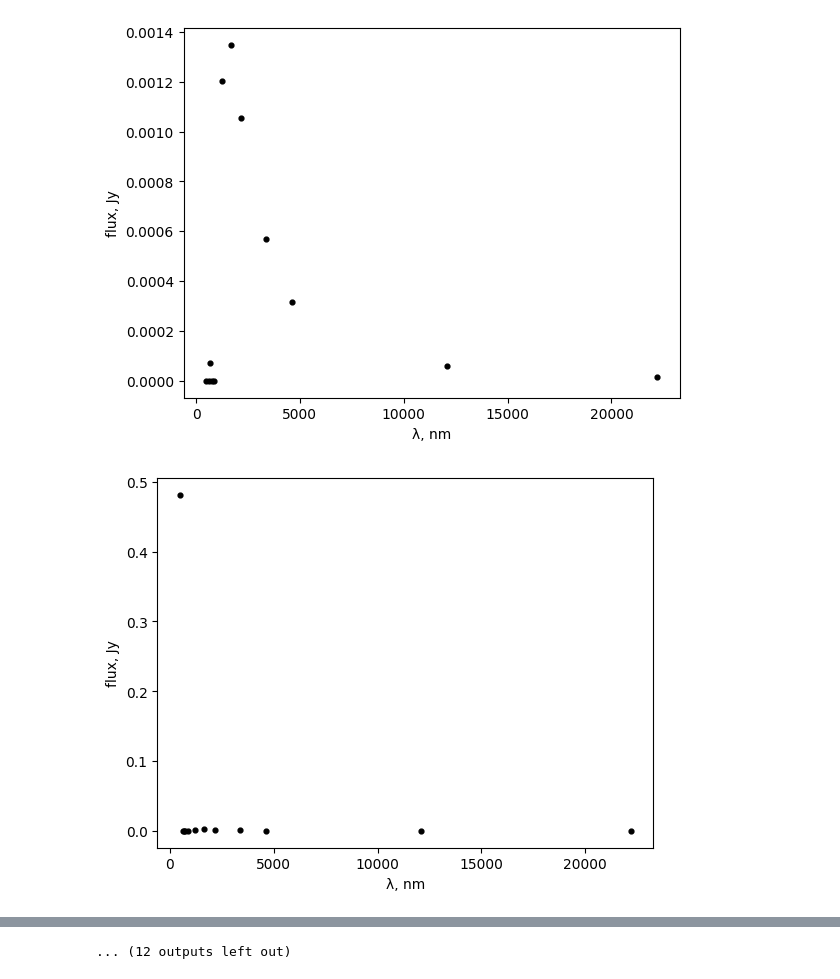
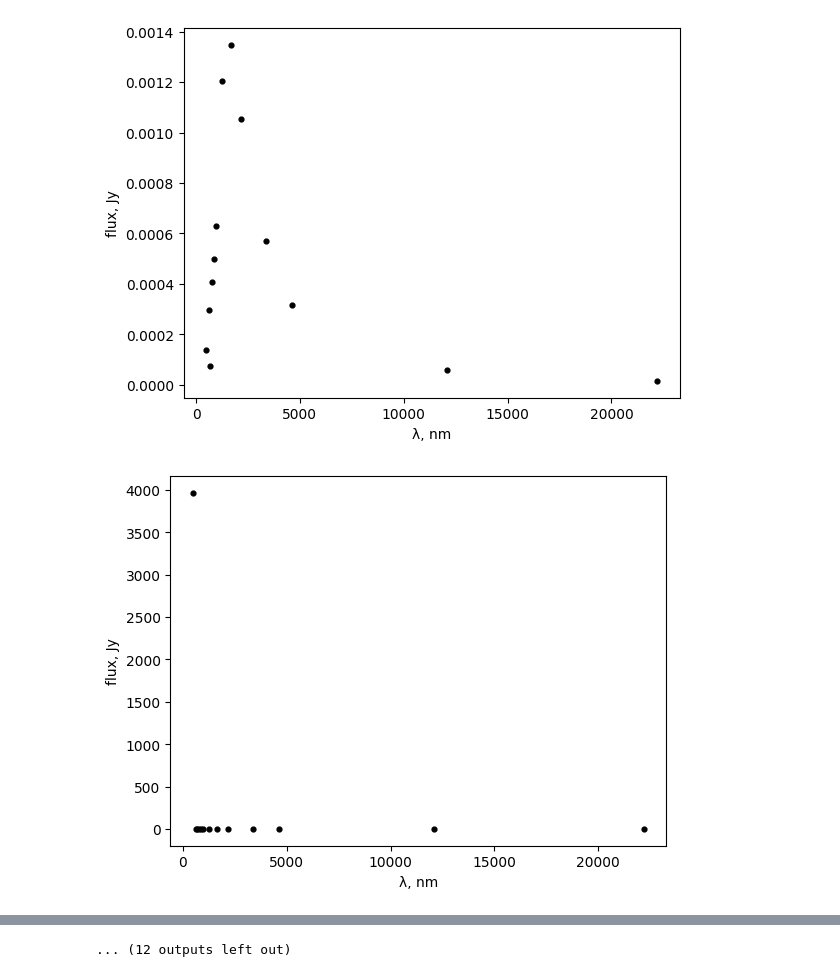
Before and after one commit to AstroTaffer/MEN-681301-OAM, a Jupyter notebook: Gimalieva.ipynb, the cells around one changed output, grey strips where cells are left out. Cells and saved outputs as stored; diff of their text form; code cells hidden in the pictures.

```diff
--- a/Gimalieva.ipynb
+++ b/Gimalieva.ipynb
@@ -61,7 +61,7 @@ data_panstarrs = XMatch.query(cat1=data_wise,
 data.add_columns([data_panstarrs['RA_ICRS'], data_panstarrs['DE_ICRS'], data_panstarrs['Gmag'],
                   data_panstarrs['Jmag_2'], data_panstarrs['Hmag_2'], data_panstarrs['Kmag_2'],
                   data_panstarrs['W1mag'], data_panstarrs['W2mag'], data_panstarrs['W3mag'], data_panstarrs['W4mag'],
-                  data_panstarrs['gmag'], data_panstarrs['rmag'], data_panstarrs['imag'], data_panstarrs['zmag']])
+                  data_panstarrs['gmag'], data_panstarrs['rmag'], data_panstarrs['imag'], data_panstarrs['zmag'], data_panstarrs['ymag']])
 
 gaia_flux = Column(data=3229*10**(-0.4*data['Gmag']), name='G_flux')
 gaia_wl = Column(data=[690]*len(data), name='G_wave_length')
@@ -82,20 +82,24 @@ W3_wl = Column(data=[12082]*len(data), name='W3_wave_length')
 W4_flux = Column(data=8.3635*10**(-0.4*data['W1mag']), name='W4_flux')
 W4_wl = Column(data=[22194]*len(data), name='W4_wave_length')
 
-gps_flux = Column(data=0.4810*10**(-0.4*data['gmag']), name = 'g_flux')
+gps_flux = Column(data=3964.03*10**(-0.4*data['gmag']), name = 'g_flux')
 gps_wl = Column(data=[481]*len(data), name='g_wave_length')
-rps_flux = Column(data=0.6170*10**(-0.4*data['rmag']), name = 'r_flux')
+rps_flux = Column(data=3173.02*10**(-0.4*data['rmag']), name = 'r_flux')
 rps_wl = Column(data=[617]*len(data), name='r_wave_length')
-ips_flux = Column(data=0.7520*10**(-0.4*data['imag']), name = 'i_flux')
+ips_flux = Column(data=2575.36*10**(-0.4*data['imag']), name = 'i_flux')
 ips_wl = Column(data=[752]*len(data), name='i_wave_length')
-zps_flux = Column(data=0.8660*10**(-0.4*data['zmag']), name = 'z_flux')
+zps_flux = Column(data=2261.81*10**(-0.4*data['zmag']), name = 'z_flux')
 zps_wl = Column(data=[866]*len(data), name='z_wave_length')
+yps_flux = Column(data=2261.81*10**(-0.4*data['ymag']), name = 'y_flux')
+yps_wl = Column(data=[962]*len(data), name='y_wave_length')
 
 data.add_columns([gaia_flux, gaia_wl,
                   J2mass_flux, J2mass_wl, H2mass_flux, H2mass_wl, K2mass_flux, K2mass_wl,
                   W1_flux, W1_wl, W2_flux, W2_wl, W3_flux, W3_wl, W4_flux, W4_wl,
-                  gps_flux, gps_wl, rps_flux, rps_wl, ips_flux, ips_wl, zps_flux, zps_wl])
-data.remove_columns(['Gmag', 'Jmag_2', 'Hmag_2', 'Kmag_2', 'W1mag', 'W2mag', 'W3mag', 'W4mag', 'gmag', 'rmag', 'imag', 'zmag'])
-#r['pmdec'] = r['pmdec'].apply(correct_pm)
-#plt.quiver(r["ra"].filled(0), r["dec"].filled(0), r["pmra"].filled(0), r["pmdec"].filled(0), color='0.4')
-#plt.show()
+                  gps_flux, gps_wl, rps_flux, rps_wl, ips_flux, ips_wl, zps_flux, zps_wl, yps_flux, yps_wl])
+data.remove_columns(['Gmag', 'Jmag_2', 'Hmag_2', 'Kmag_2', 'W1mag', 'W2mag', 'W3mag', 'W4mag', 'gmag', 'rmag', 'imag', 'zmag', 'ymag'])
+"""
+r['pmdec'] = r['pmdec'].apply(correct_pm)
+plt.quiver(r["ra"].filled(0), r["dec"].filled(0), r["pmra"].filled(0), r["pmdec"].filled(0), color='0.4')
+plt.show()
+"""
@@ -123,11 +127,11 @@ Table length=24
 for i in range(len(data)):
     plt.scatter([data[i]["G_wave_length"], data[i]['J_wave_length'], data[i]['H_wave_length'], data[i]['K_wave_length'],
                  data[i]['W1_wave_length'], data[i]['W2_wave_length'], data[i]['W3_wave_length'], data[i]['W4_wave_length'],
-                 data[i]['g_wave_length'], data[i]['r_wave_length'], data[i]['i_wave_length'], data[i]['z_wave_length']],
+                 data[i]['g_wave_length'], data[i]['r_wave_length'], data[i]['i_wave_length'], data[i]['z_wave_length'], data[i]['y_wave_length']],
 
                 [data[i]['G_flux'], data[i]['J_flux'], data[i]['H_flux'], data[i]['K_flux'],
                  data[i]['W1_flux'], data[i]['W2_flux'], data[i]['W3_flux'], data[i]['W4_flux'],
-                 data[i]['g_flux'], data[i]['r_flux'], data[i]['i_flux'], data[i]['z_flux']],
+                 data[i]['g_flux'], data[i]['r_flux'], data[i]['i_flux'], data[i]['z_flux'], data[i]['y_flux']],
                 s=12, c='black')
     plt.xlabel("λ, nm")
     plt.ylabel("flux, Jy")
@@ -139,2 +143,2 @@ for i in range(len(data)):
-[figure, old version]
+[figure, new version]
-[figure, old version]
+[figure, new version]
```
Also changed, not shown: parts of 3 cells of this notebook.
